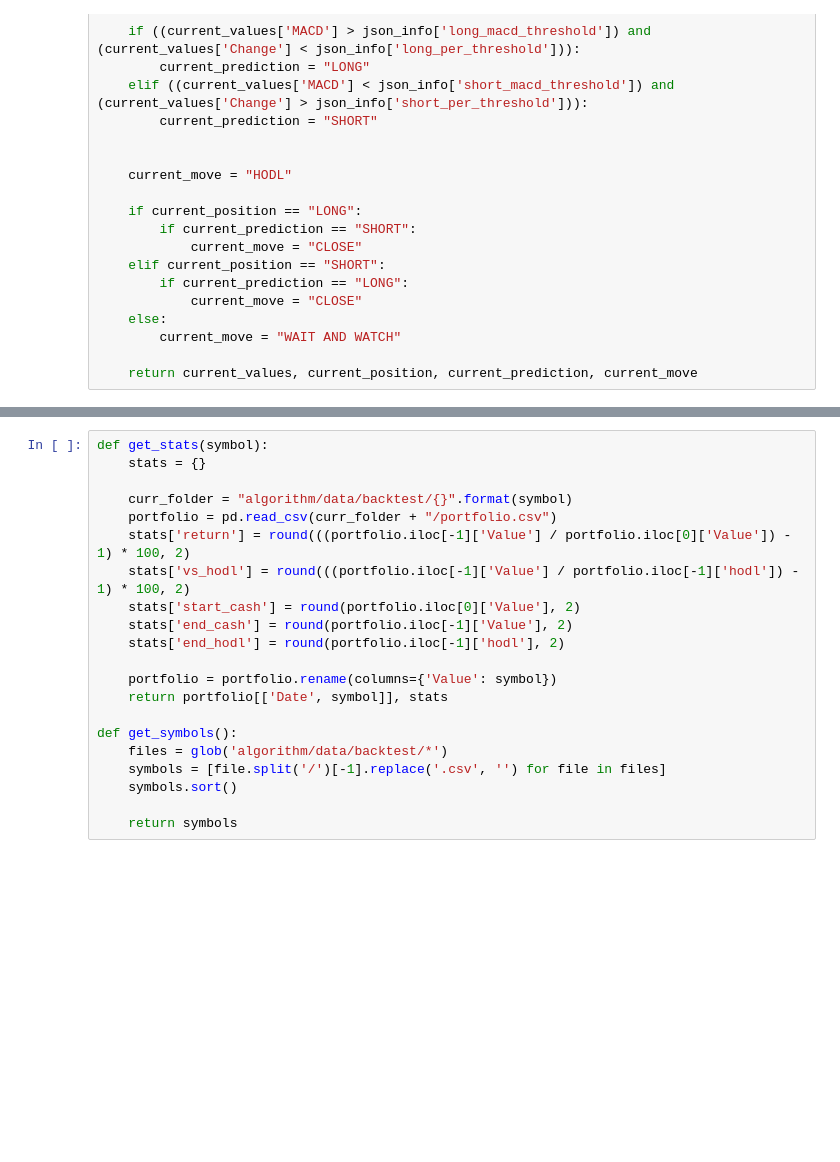
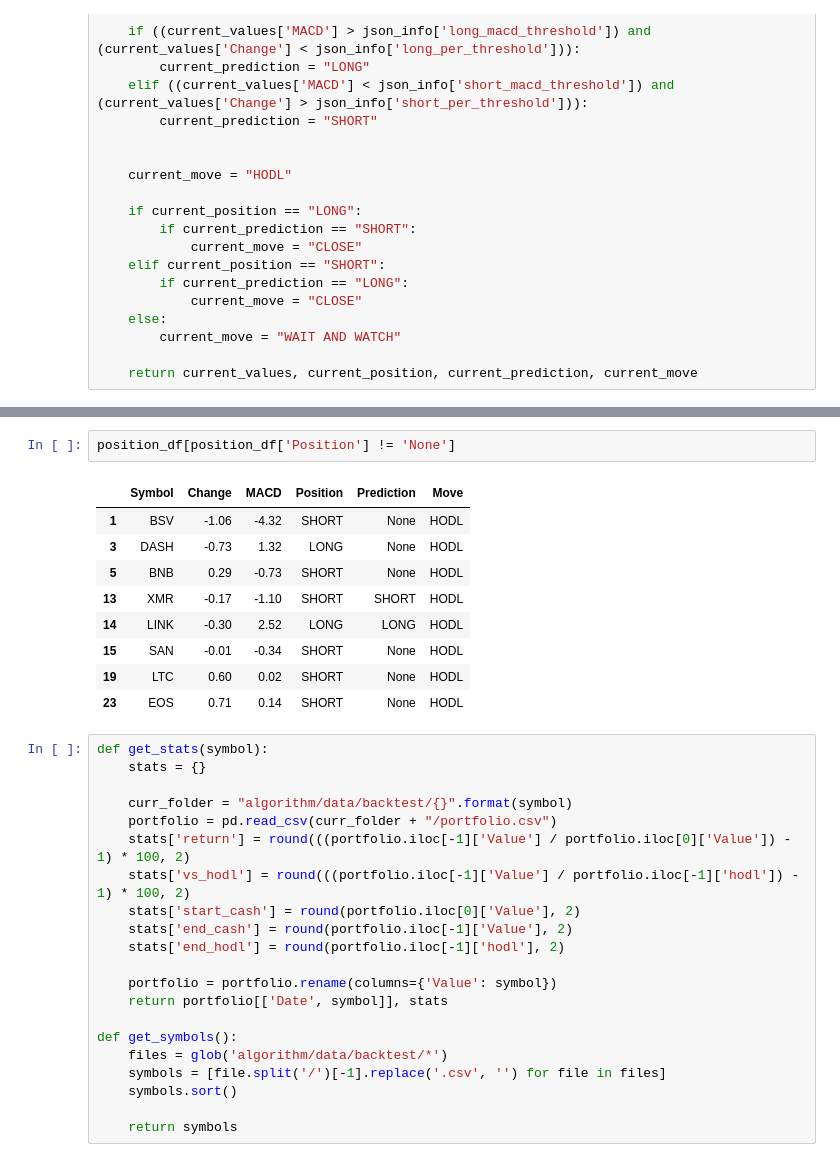
Before and after one commit to warproxxx/crypto-analysis-live, a Jupyter notebook: Testing Django Interface.ipynb, the cells around one changed output, grey strips where cells are left out. Cells and saved outputs as stored; diff of their text form; blank space fills up the shorter version.

```diff
--- a/Testing Django Interface.ipynb
+++ b/Testing Django Interface.ipynb
@@ -164,3 +159,15 @@ position_df
+# %%
+position_df[position_df['Position'] != 'None']
+# %% [output]
+|  | Symbol | Change | MACD | Position | Prediction | Move |
+| 1 | BSV | -1.06 | -4.32 | SHORT | None | HODL |
+| 3 | DASH | -0.73 | 1.32 | LONG | None | HODL |
+| 5 | BNB | 0.29 | -0.73 | SHORT | None | HODL |
+| 13 | XMR | -0.17 | -1.10 | SHORT | SHORT | HODL |
+| 14 | LINK | -0.30 | 2.52 | LONG | LONG | HODL |
+| 15 | SAN | -0.01 | -0.34 | SHORT | None | HODL |
+| 19 | LTC | 0.60 | 0.02 | SHORT | None | HODL |
+| 23 | EOS | 0.71 | 0.14 | SHORT | None | HODL |
 # %%
 def get_stats(symbol):
     stats = {}
```
Also changed, not shown: parts of 4 cells of this notebook, 6 other files.
